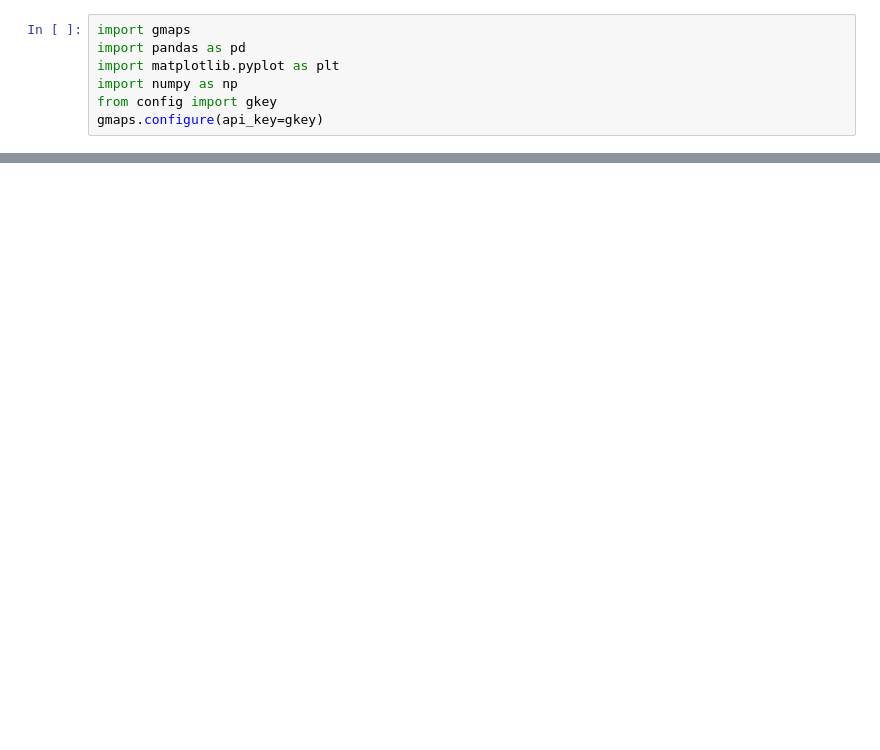
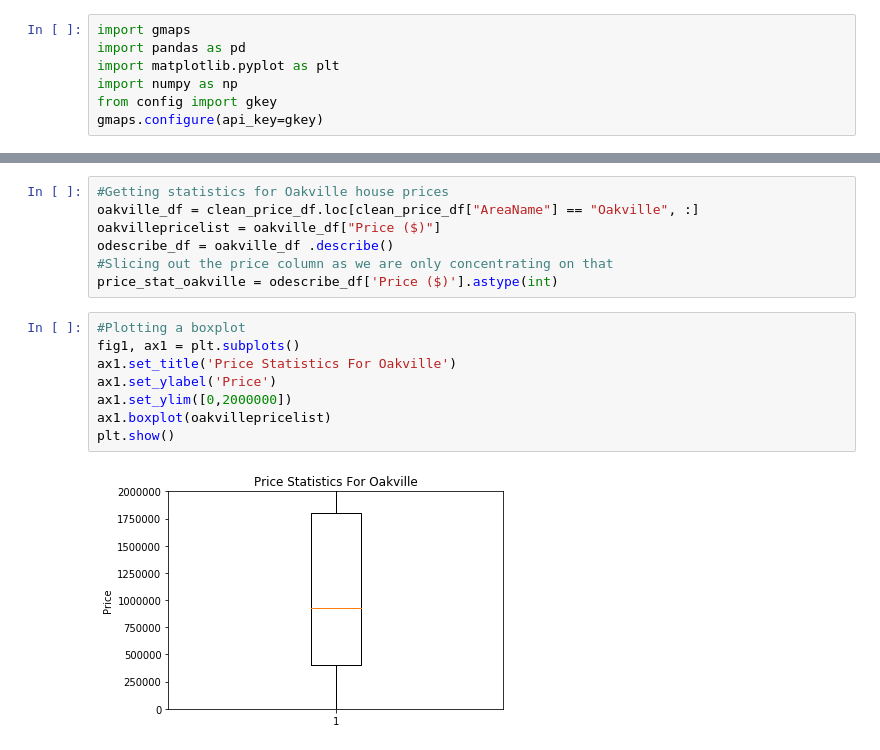
Before and after one commit to avinashdhawan/Data_Analytics_Project_1, a Jupyter notebook: house_prices.ipynb, the cells around one changed output, grey strips where cells are left out. Cells and saved outputs as stored; diff of their text form; blank space fills up the shorter version.

```diff
--- a/house_prices.ipynb
+++ b/house_prices.ipynb
@@ -83,0 +50,17 @@ bdescribe_df.plot.bar(y ='Price ($)')
+# %%
+#Getting statistics for Oakville house prices
+oakville_df = clean_price_df.loc[clean_price_df["AreaName"] == "Oakville", :]
+oakvillepricelist = oakville_df["Price ($)"]
+odescribe_df = oakville_df .describe()
+#Slicing out the price column as we are only concentrating on that
+price_stat_oakville = odescribe_df['Price ($)'].astype(int)
+# %%
+#Plotting a boxplot
+fig1, ax1 = plt.subplots()
+ax1.set_title('Price Statistics For Oakville')
+ax1.set_ylabel('Price')
+ax1.set_ylim([0,2000000])
+ax1.boxplot(oakvillepricelist)
+plt.show()
+# %% [output]
+[figure, added]
```
Also changed, not shown: parts of 14 cells of this notebook, 11 other files.
